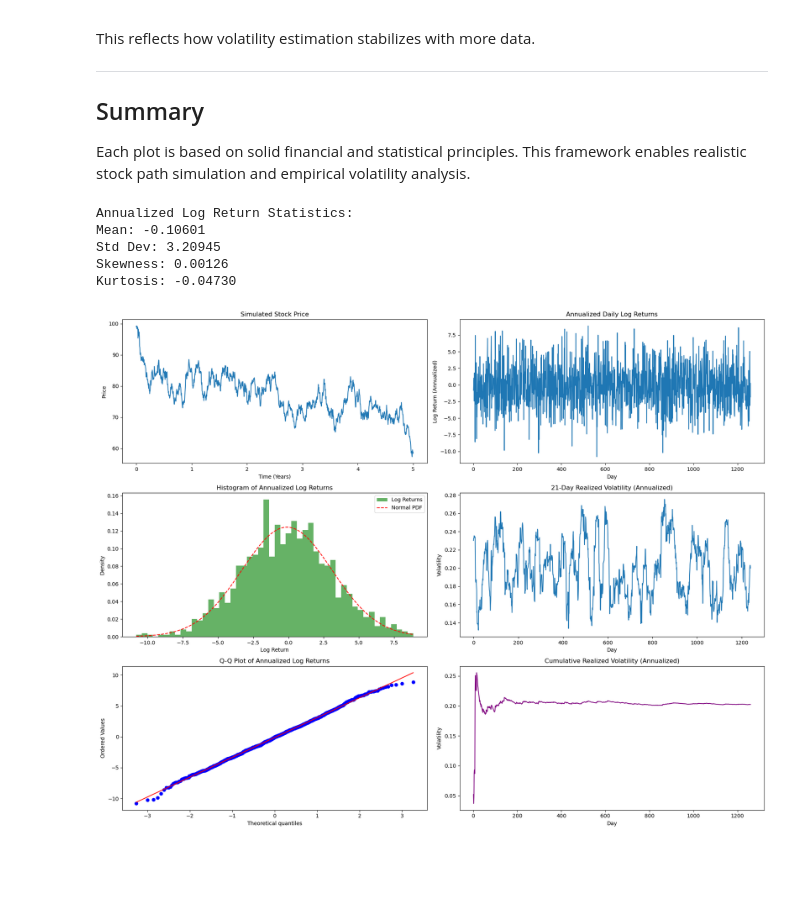
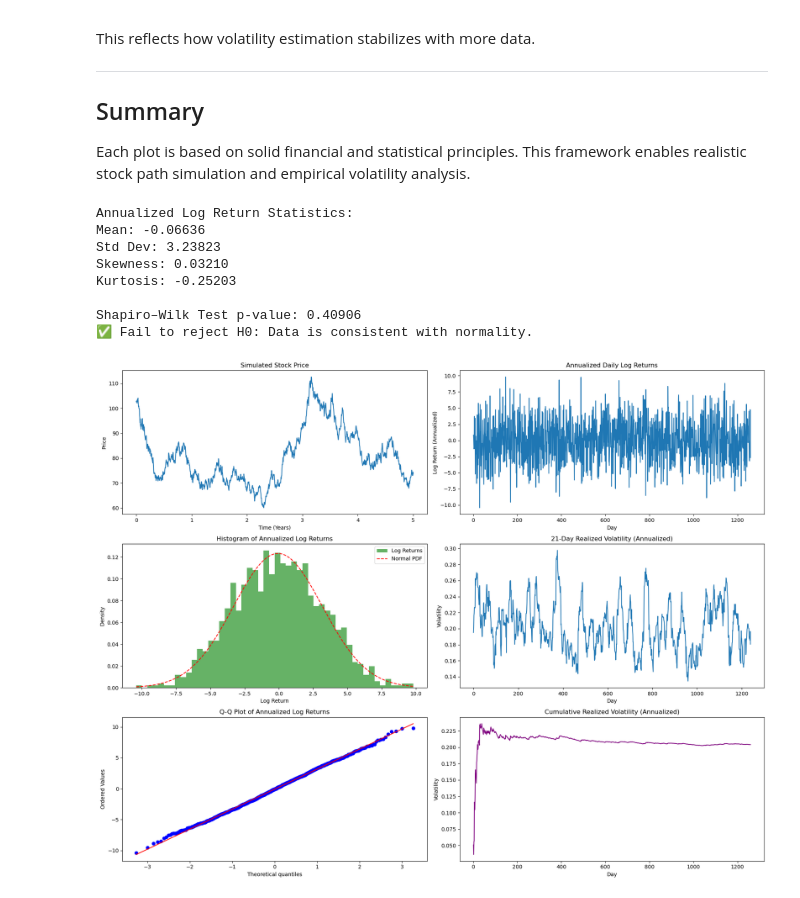
Before and after one commit to erizone1/erizone1, a Jupyter notebook: Geometric Brownian Motion Model for simulated asset pricing over time.ipynb, the cells around one changed output. Cells and saved outputs as stored; diff of their text form; code cells hidden in the pictures; blank space fills up the shorter version.

```diff
--- a/Geometric Brownian Motion Model for simulated asset pricing over time.ipynb
+++ b/Geometric Brownian Motion Model for simulated asset pricing over time.ipynb
@@ -113,9 +113,9 @@ This reflects how volatility estimation stabilizes with more data.
 Each plot is based on solid financial and statistical principles. This framework enables realistic stock path simulation and empirical volatility analysis.
 # %%
 import numpy as np
+import pandas as pd
 import matplotlib.pyplot as plt
-import scipy.stats as stats
-import pandas as pd
+from scipy.stats import skew, kurtosis, shapiro, probplot
 
 # --- Function 1: PDF of normal distribution ---
 def normal_pdf(x, mu, sigma):
@@ -126,7 +126,7 @@ def simulate_gbm(S0, T, r, sigma):
     N = int(T * 252)
     dt = 1 / 252
     t = np.linspace(0, T, N)
-    Z = np.random.normal(0, 1, N)
+    Z = np.random.standard_normal(N)
     W = np.cumsum(np.sqrt(dt) * Z)
     S = S0 * np.exp((r - 0.5 * sigma**2) * t + sigma * W)
     return t, S
@@ -159,15 +159,23 @@ realized_vol = np.sqrt(annualization_factor) * np.sqrt(rolling_var)
 # === Cumulative realized variance (annualized) ===
 gbm['RealizedVariance'] = annualization_factor * np.cumsum(gbm['LogReturn'] ** 2) / np.arange(1, len(gbm) + 1)
 
-# === Take square root to get cumulative realized volatility ===
+# === Cumulative realized volatility ===
 gbm['CumulativeVolatility'] = np.sqrt(gbm['RealizedVariance'])
 
 # === Print statistics ===
 print("Annualized Log Return Statistics:")
 print(f"Mean: {np.mean(annualized_daily_log_returns):.5f}")
 print(f"Std Dev: {np.std(annualized_daily_log_returns):.5f}")
-print(f"Skewness: {stats.skew(annualized_daily_log_returns):.5f}")
-print(f"Kurtosis: {stats.kurtosis(annualized_daily_log_returns):.5f}")
+print(f"Skewness: {skew(annualized_daily_log_returns):.5f}")
+print(f"Kurtosis: {kurtosis(annualized_daily_log_returns):.5f}")
+
+# === Shapiro–Wilk Test for Normality ===
+shapiro_stat, shapiro_p = shapiro(annualized_daily_log_returns)
+print(f"\nShapiro–Wilk Test p-value: {shapiro_p:.5f}")
+if shapiro_p > 0.05:
+    print("✅ Fail to reject H0: Data is consistent with normality.")
+else:
+    print("❌ Reject H0: Data significantly deviates from normality.")
 
 # === Plotting ===
 plt.figure(figsize=(18, 14))
@@ -190,37 +198,40 @@ plt.ylabel('Log Return (Annualized)')
 plt.subplot(3, 2, 3)
 count, bins, ignored = plt.hist(annualized_daily_log_returns, bins=50, density=True, alpha=0.6, color='g', label='Log Returns')
 x_vals = np.linspace(min(annualized_daily_log_returns), max(annualized_daily_log_returns), 1000)
 plt.plot(x_vals, normal_pdf(x_vals, np.mean(annualized_daily_log_returns), np.std(annualized_daily_log_returns)), 'r--', label='Normal PDF')
 plt.title('Histogram of Annualized Log Returns')
 plt.xlabel('Log Return')
 plt.ylabel('Density')
 plt.legend()
 
 # Plot 4: Rolling realized volatility (21-day)
 plt.subplot(3, 2, 4)
 plt.plot(np.arange(len(realized_vol)), realized_vol)
 plt.title(f'{rolling_window}-Day Realized Volatility (Annualized)')
 plt.xlabel('Day')
 plt.ylabel('Volatility')
 
 # Plot 5: Q-Q Plot
 plt.subplot(3, 2, 5)
-stats.probplot(annualized_daily_log_returns, dist="norm", plot=plt)
+probplot(annualized_daily_log_returns, dist="norm", plot=plt)
 plt.title('Q-Q Plot of Annualized Log Returns')
 
-# ✅ Plot 6: Cumulative realized volatility
+# Plot 6: Cumulative realized volatility
 plt.subplot(3, 2, 6)
 plt.plot(gbm.index, gbm['CumulativeVolatility'], color='purple')
 plt.title('Cumulative Realized Volatility (Annualized)')
 plt.xlabel('Day')
 plt.ylabel('Volatility')
 
 plt.tight_layout()
 plt.show()
 # %% [output]
 Annualized Log Return Statistics:
-Mean: -0.10601
-Std Dev: 3.20945
-Skewness: 0.00126
-Kurtosis: -0.04730
+Mean: -0.06636
+Std Dev: 3.23823
+Skewness: 0.03210
+Kurtosis: -0.25203
+
+Shapiro–Wilk Test p-value: 0.40906
+✅ Fail to reject H0: Data is consistent with normality.
-[figure, old version]
+[figure, new version]
```
